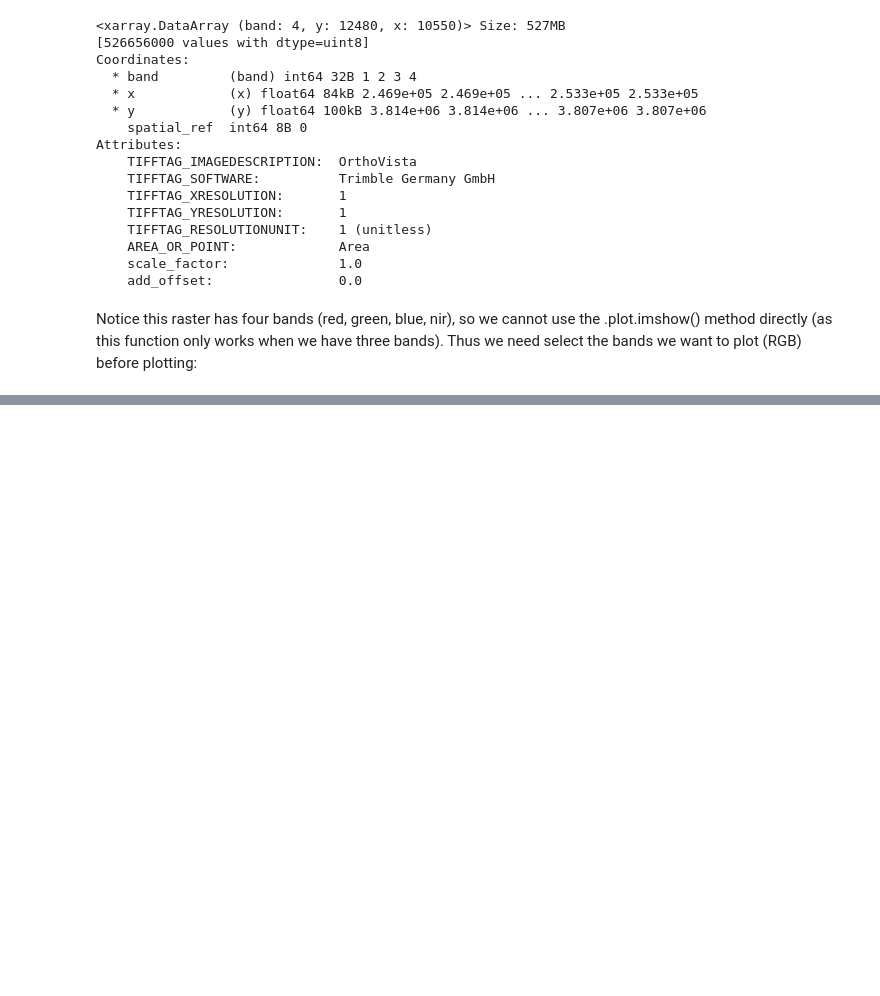
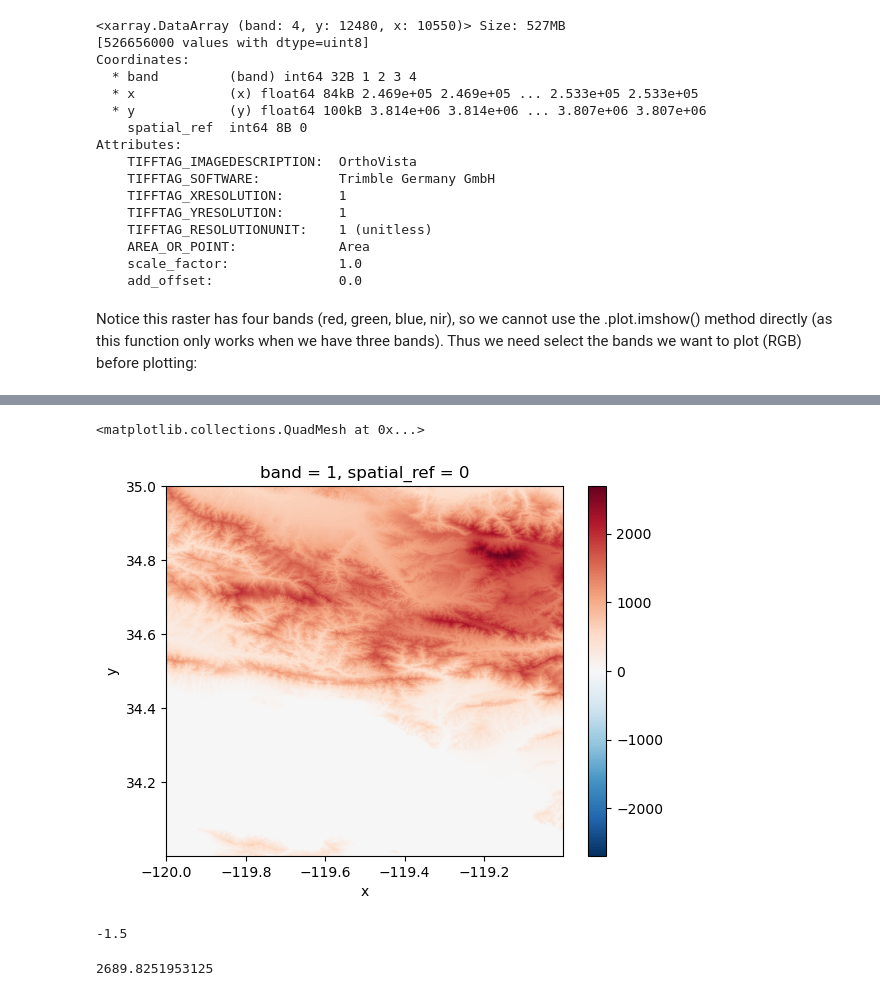
Before and after one commit to emmabeamitchell/eds2020-2024-in-class, a Jupyter notebook: notebooks/week-9-STAC-STUDENTS.ipynb, the cells around one changed output, grey strips where cells are left out. Cells and saved outputs as stored; diff of their text form; code cells hidden in the pictures; blank space fills up the shorter version.

Commit message:
plot

```diff
--- a/notebooks/week-9-STAC-STUDENTS.ipynb
+++ b/notebooks/week-9-STAC-STUDENTS.ipynb
@@ -215,0 +241,6 @@ sb.sel(band=[1,2,3]).plot.imshow(size=size, aspect=aspect)
+# %%
+search = catalog.search(
+    collections=['cop-dem-glo-90'],
+    intersects=bbox
+)
+search
@@ -215,0 +249,6 @@ sb.sel(band=[1,2,3]).plot.imshow(size=size, aspect=aspect)
+# %%
+items = search.item_collection()
+# %%
+# get first item in search
+item = items[0]
+item
@@ -215,0 +268,3 @@ sb.sel(band=[1,2,3]).plot.imshow(size=size, aspect=aspect)
+# %%
+cop = rioxr.open_rasterio(item.assets['data'].href)
+cop
@@ -215,0 +283,15 @@ sb.sel(band=[1,2,3]).plot.imshow(size=size, aspect=aspect)
+# %%
+cop.plot()
+# %% [output]
+<matplotlib.collections.QuadMesh at 0x...>
+[figure, added]
+# %%
+min_cop = cop.min().item()
+min_cop
+# %% [output]
+-1.5
+# %%
+max_cop = cop.max().item()
+max_cop
+# %% [output]
+2689.8251953125
```
Also changed, not shown: parts of 10 cells of this notebook.
